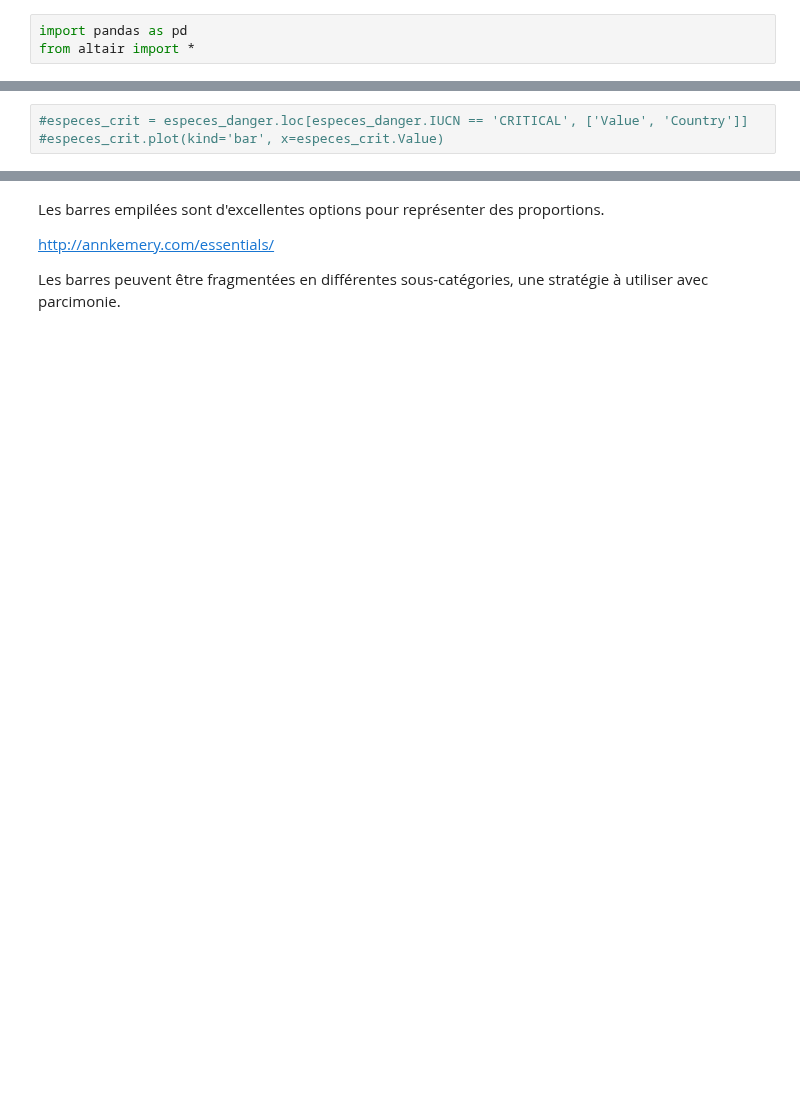
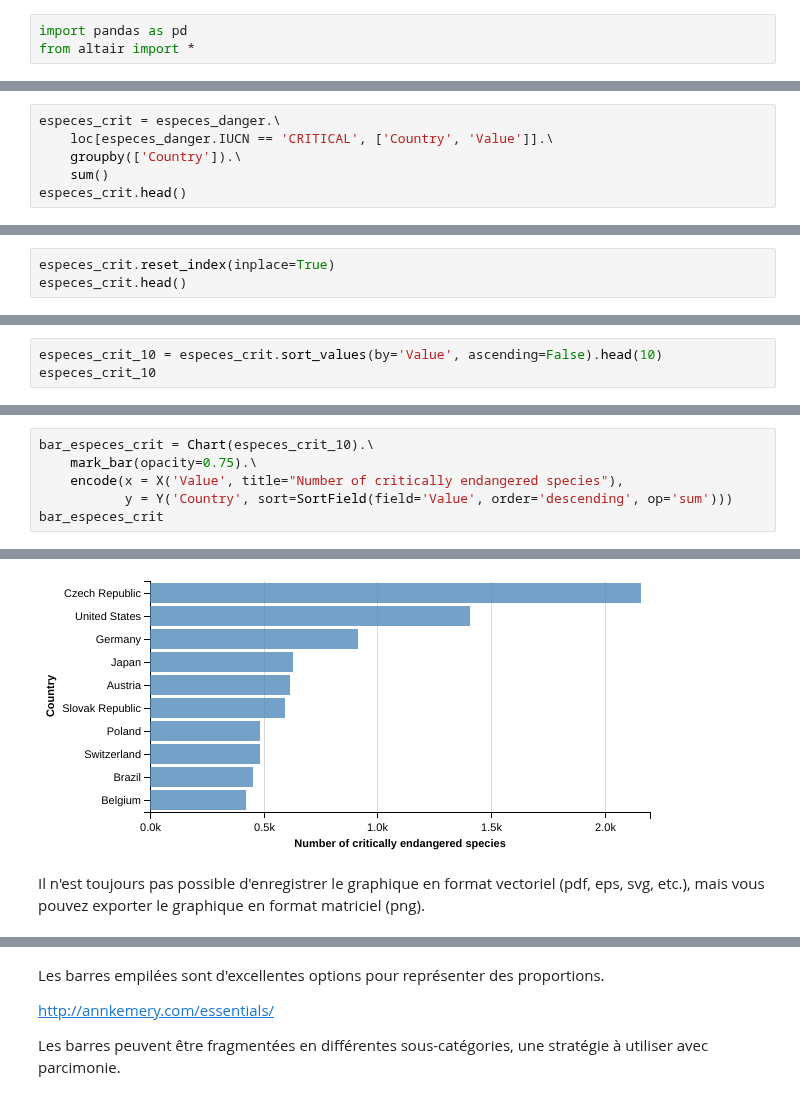
Before and after one commit to essicolo/ecologie-mathematique-Py, a Jupyter notebook: 4_Visualisation/4_Visualisation.ipynb, the cells around one changed output, grey strips where cells are left out. Drawn from its saved outputs; the diff is of its cells as text; blank space fills up the shorter version.

```diff
--- a/4_Visualisation/4_Visualisation.ipynb
+++ b/4_Visualisation/4_Visualisation.ipynb
@@ -106,3 +113,6 @@ especes_danger.head()
 # %%
-#especes_crit = especes_danger.loc[especes_danger.IUCN == 'CRITICAL', ['Value', 'Country']]
-#especes_crit.plot(kind='bar', x=especes_crit.Value)
+especes_crit = especes_danger.\
+    loc[especes_danger.IUCN == 'CRITICAL', ['Country', 'Value']].\
+    groupby(['Country']).\
+    sum()
+especes_crit.head()
@@ -108,0 +129,3 @@ especes_danger.head()
+# %%
+especes_crit.reset_index(inplace=True)
+especes_crit.head()
@@ -108,0 +141,3 @@ especes_danger.head()
+# %%
+especes_crit_10 = especes_crit.sort_values(by='Value', ascending=False).head(10)
+especes_crit_10
@@ -108,0 +160,7 @@ especes_danger.head()
+# %%
+bar_especes_crit = Chart(especes_crit_10).\
+    mark_bar(opacity=0.75).\
+    encode(x = X('Value', title="Number of critically endangered species"),
+           y = Y('Country', sort=SortField(field='Value', order='descending', op='sum')))
+bar_especes_crit
+# %% [output]
@@ -108,0 +168,3 @@ especes_danger.head()
+[figure, added]
+# %% [markdown]
+Il n'est toujours pas possible d'enregistrer le graphique en format vectoriel (pdf, eps, svg, etc.), mais vous pouvez exporter le graphique en format matriciel (png).
```
Also changed, not shown: parts of 27 cells of this notebook.
